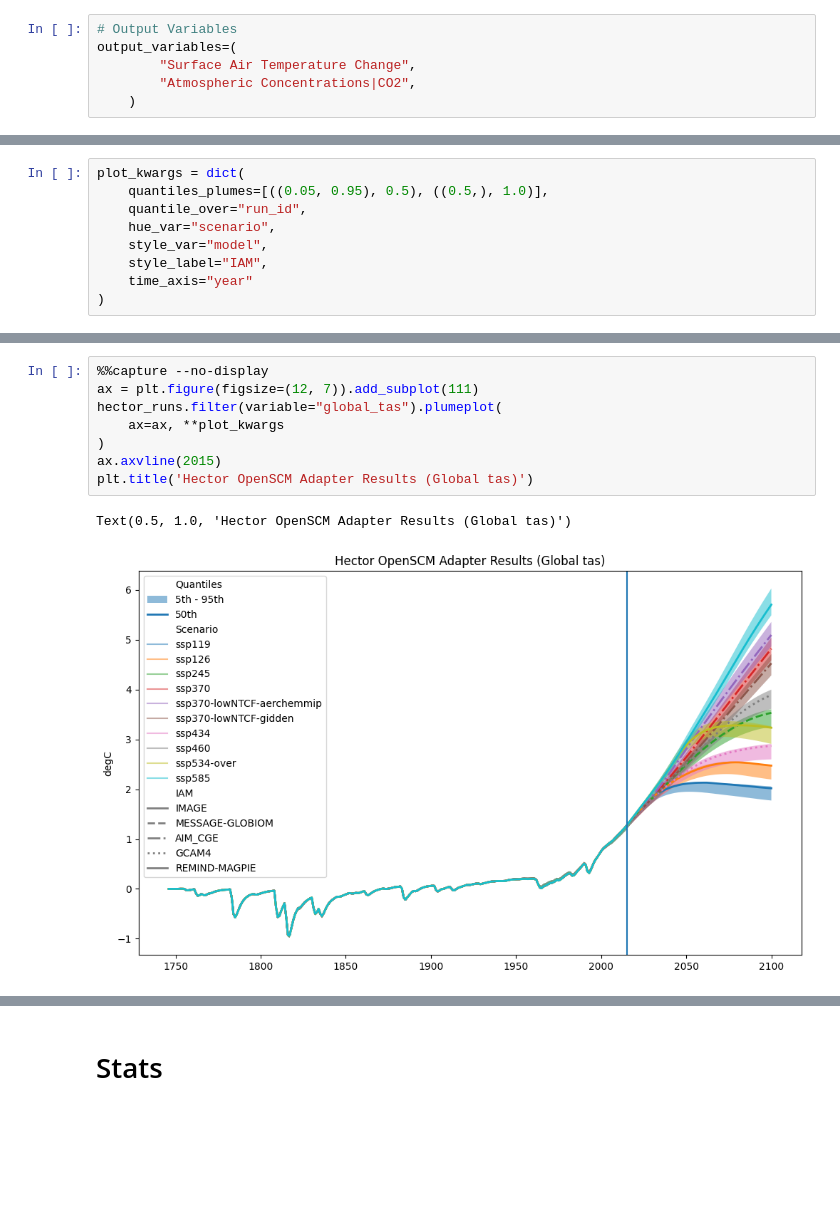
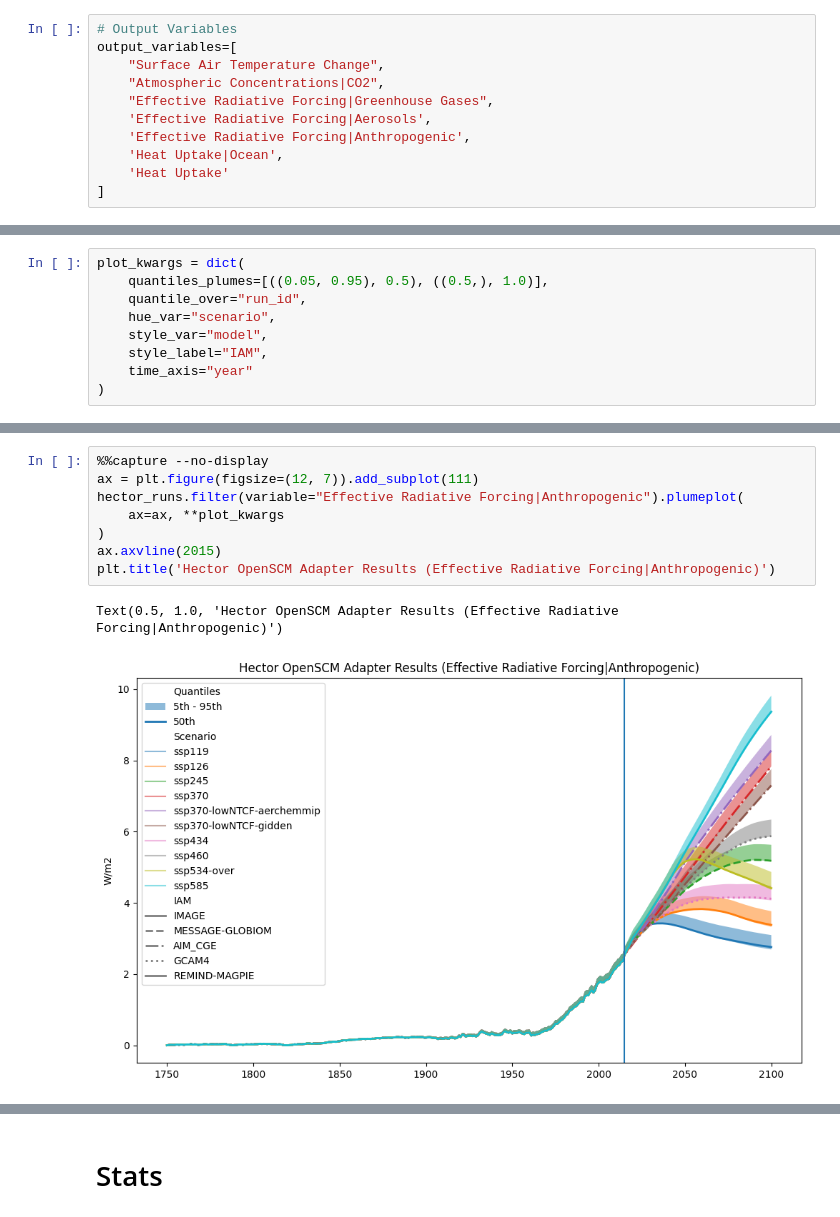
Before and after one commit to noahprime/openscm-runner, a Jupyter notebook: notebooks/hector_notebook.ipynb, the cells around one changed output, grey strips where cells are left out. Saved outputs shown, nothing was run; the diff lists cells and outputs as text; blank space fills up the shorter version.

```diff
--- a/notebooks/hector_notebook.ipynb
+++ b/notebooks/hector_notebook.ipynb
@@ -63,10 +84,15 @@ hector_cfgs = [
 ]
 # %%
 # Output Variables
-output_variables=(
-        "Surface Air Temperature Change",
-        "Atmospheric Concentrations|CO2",
-    )
+output_variables=[
+    "Surface Air Temperature Change",
+    "Atmospheric Concentrations|CO2",
+    "Effective Radiative Forcing|Greenhouse Gases",
+    'Effective Radiative Forcing|Aerosols',
+    'Effective Radiative Forcing|Anthropogenic',
+    'Heat Uptake|Ocean',
+    'Heat Uptake'
+]
 # %%
 hector = HECTOR()
 # %%
@@ -103,11 +137,11 @@ plot_kwargs = dict(
 # %%
 %%capture --no-display
 ax = plt.figure(figsize=(12, 7)).add_subplot(111)
-hector_runs.filter(variable="global_tas").plumeplot(
+hector_runs.filter(variable="Effective Radiative Forcing|Anthropogenic").plumeplot(
     ax=ax, **plot_kwargs
 )
 ax.axvline(2015)
-plt.title('Hector OpenSCM Adapter Results (Global tas)')
+plt.title('Hector OpenSCM Adapter Results (Effective Radiative Forcing|Anthropogenic)')
 # %% [output]
-Text(0.5, 1.0, 'Hector OpenSCM Adapter Results (Global tas)')
+Text(0.5, 1.0, 'Hector OpenSCM Adapter Results (Effective Radiative Forcing|Anthropogenic)')
-[figure, old version]
+[figure, new version]
```
Also changed, not shown: parts of 48 cells of this notebook.
